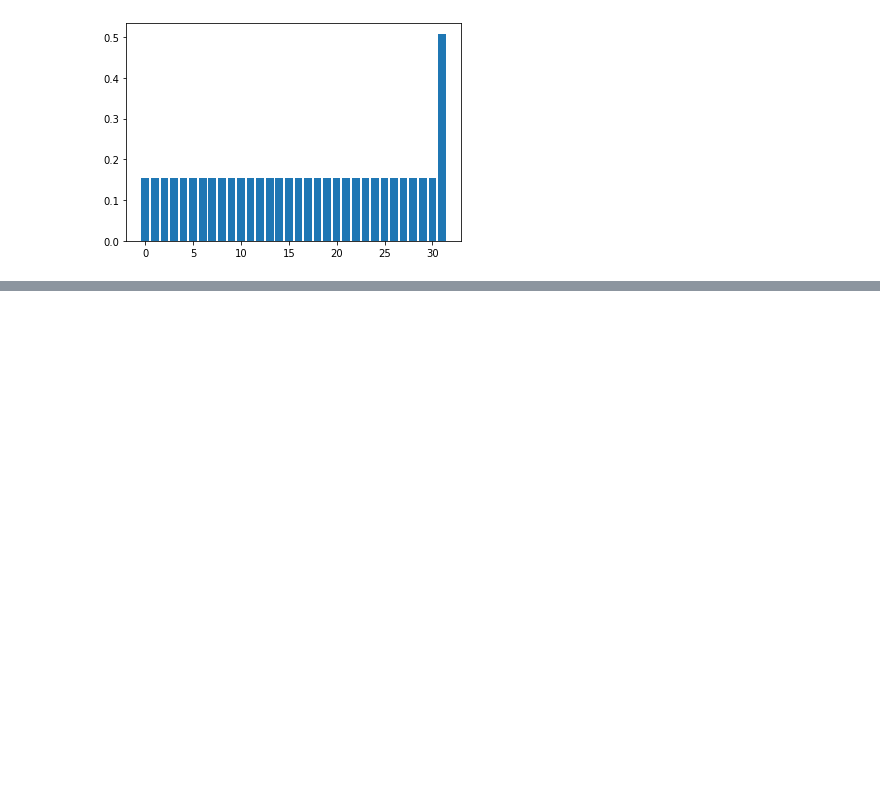
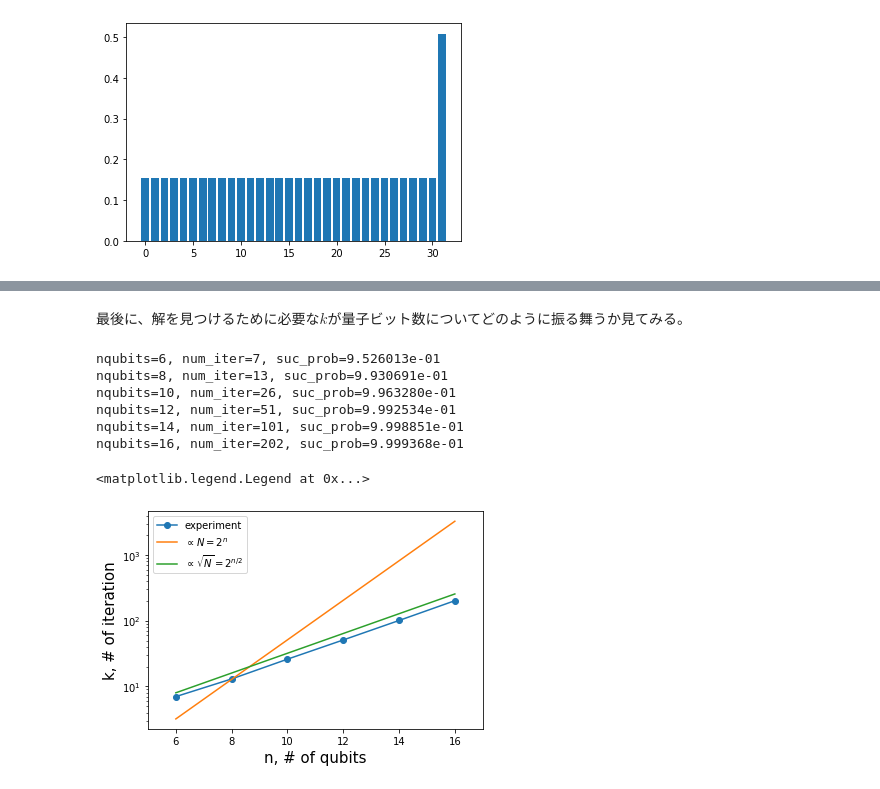
Before and after one commit to KaitoMuraoka/BasicQuantumAlgorithm, a Jupyter notebook: グローバーのアルゴリズム.ipynb, the cells around one changed output, grey strips where cells are left out. Cells and saved outputs as stored; diff of their text form; code cells hidden in the pictures; blank space fills up the shorter version.

```diff
--- a/グローバーのアルゴリズム.ipynb
+++ b/グローバーのアルゴリズム.ipynb
@@ -163,0 +269,55 @@ show_distribution(state, nqubits)
+# %% [markdown]
+最後に、解を見つけるために必要な$k$が量子ビット数についてどのように振る舞うか見てみる。
+# %%
+result = []
+min_nqubits = 6
+max_nqubits = 16
+for nqubits in range(min_nqubits, max_nqubits+1, 2):
+    ## 回路の準備
+    Hadamard = make_Hadamard(nqubits)
+    U_w= make_U_w(nqubits)
+    U_s = make_U_s(nqubits)
+
+    ## 内積を評価するために 解状態 |1...1> を作っておく
+    target_state = QuantumState(nqubits)
+    target_state.set_computational_basis(2**nqubits-1) ## 2**n_qubits-1 は 2進数で 1...1
+
+    state = QuantumState(nqubits)
+    state.set_zero_state()
+    Hadamard.update_quantum_state(state)
+
+    ## 確率が減少を始めるまで U_s U_w をかける
+    tmp = 0
+    flag = 0
+    num_iter = 0
+    while flag == 0 and num_iter <= 1000:
+        num_iter += 1
+        U_w.update_quantum_state(state)
+        U_s.update_quantum_state(state)
+        suc_prob = np.linalg.norm(inner_product(state, target_state))
+        if tmp < suc_prob:
+            tmp = suc_prob
+        else:
+            flag = 1
+    result.append( [nqubits, num_iter, suc_prob] )
+    print(f"nqubits={nqubits}, num_iter={num_iter}, suc_prob={suc_prob:5e}")
+# %% [output]
+nqubits=6, num_iter=7, suc_prob=9.526013e-01
+nqubits=8, num_iter=13, suc_prob=9.930691e-01
+nqubits=10, num_iter=26, suc_prob=9.963280e-01
+nqubits=12, num_iter=51, suc_prob=9.992534e-01
+nqubits=14, num_iter=101, suc_prob=9.998851e-01
+nqubits=16, num_iter=202, suc_prob=9.999368e-01
+# %%
+result_array = np.array(result)
+
+plt.xlim(min_nqubits-1, max_nqubits+1)
+plt.xlabel("n, # of qubits", fontsize=15)
+plt.ylabel("k, # of iteration", fontsize=15)
+plt.semilogy(result_array[:,0], result_array[:,1], "o-", label="experiment")
+plt.semilogy(result_array[:,0], 0.05*2**result_array[:,0], "-", label=r"$\propto N=2^n$")
+plt.semilogy(result_array[:,0], 2**(0.5*result_array[:,0]), "-", label=r"$\propto \sqrt{N}=2^{n/2}$")
+plt.legend(fontsize=10)
+# %% [output]
+<matplotlib.legend.Legend at 0x...>
+[figure, added]
```
Also changed, not shown: parts of 7 cells of this notebook.
